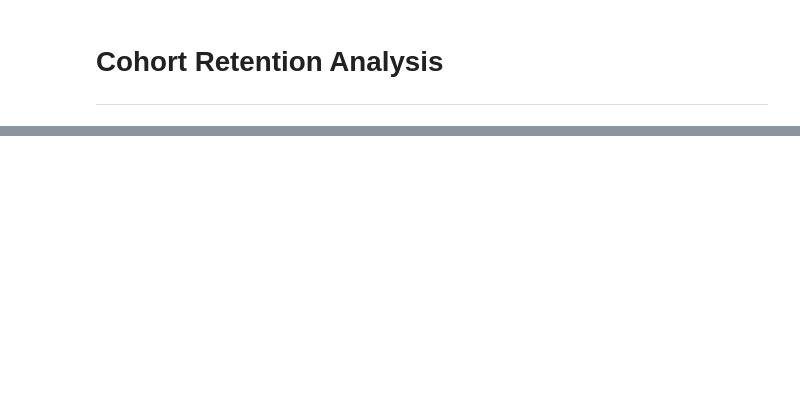
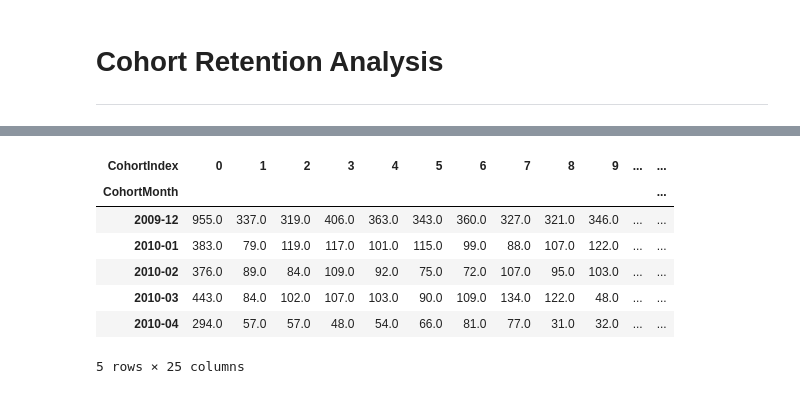
Before and after one commit to garv999/ecommerce-product-analytics, a Jupyter notebook: notebooks/03__cohort_analysis.ipynb, the cells around one changed output, grey strips where cells are left out. Drawn from its saved outputs; the diff is of its cells as text; code cells hidden in the pictures; blank space fills up the shorter version.

```diff
--- a/notebooks/03__cohort_analysis.ipynb
+++ b/notebooks/03__cohort_analysis.ipynb
@@ -18,3 +18,15 @@ df_clean.head()
 | 2 | 489434 | 79323W | WHITE CHERRY LIGHTS | 12 | 2009-12-01 07:45:00 | 6.75 | 13085.0 | United Kingdom | 81.0 | ... |
 | 3 | 489434 | 22041 | RECORD FRAME 7" SINGLE SIZE | 48 | 2009-12-01 07:45:00 | 2.10 | 13085.0 | United Kingdom | 100.8 | ... |
 | 4 | 489434 | 21232 | STRAWBERRY CERAMIC TRINKET BOX | 24 | 2009-12-01 07:45:00 | 1.25 | 13085.0 | United Kingdom | 30.0 | ... |
+# %%
+# Create Invoice Month
+df_clean["InvoiceMonth"] = df_clean["InvoiceDate"].dt.to_period("M")
+
+# Create Cohort Month (first purchase month per customer)
+df_clean["CohortMonth"] = (
+    df_clean.groupby("Customer ID")["InvoiceDate"]
+    .transform("min")
+    .dt.to_period("M")
+)
+
+df_clean.head()
@@ -20,0 +40,8 @@ df_clean.head()
+# %%
+def get_month_diff(df):
+    return (df["InvoiceMonth"].dt.year - df["CohortMonth"].dt.year) * 12 + \
+           (df["InvoiceMonth"].dt.month - df["CohortMonth"].dt.month)
+
+df_clean["CohortIndex"] = get_month_diff(df_clean)
+
+df_clean.head()
@@ -20,0 +55,23 @@ df_clean.head()
+# %%
+cohort_data = (
+    df_clean.groupby(["CohortMonth", "CohortIndex"])["Customer ID"]
+    .nunique()
+    .reset_index()
+)
+
+cohort_counts = cohort_data.pivot(
+    index="CohortMonth",
+    columns="CohortIndex",
+    values="Customer ID"
+)
+
+cohort_counts.head()
+# %% [output]
+| CohortIndex | 0 | 1 | 2 | 3 | 4 | 5 | 6 | 7 | 8 | 9 | ... | ... |
+| CohortMonth |  |  |  |  |  |  |  |  |  |  |  | ... |
+| 2009-12 | 955.0 | 337.0 | 319.0 | 406.0 | 363.0 | 343.0 | 360.0 | 327.0 | 321.0 | 346.0 | ... | ... |
+| 2010-01 | 383.0 | 79.0 | 119.0 | 117.0 | 101.0 | 115.0 | 99.0 | 88.0 | 107.0 | 122.0 | ... | ... |
+| 2010-02 | 376.0 | 89.0 | 84.0 | 109.0 | 92.0 | 75.0 | 72.0 | 107.0 | 95.0 | 103.0 | ... | ... |
+| 2010-03 | 443.0 | 84.0 | 102.0 | 107.0 | 103.0 | 90.0 | 109.0 | 134.0 | 122.0 | 48.0 | ... | ... |
+| 2010-04 | 294.0 | 57.0 | 57.0 | 48.0 | 54.0 | 66.0 | 81.0 | 77.0 | 31.0 | 32.0 | ... | ... |
+5 rows × 25 columns
```
Also changed, not shown: parts of 4 cells of this notebook.
